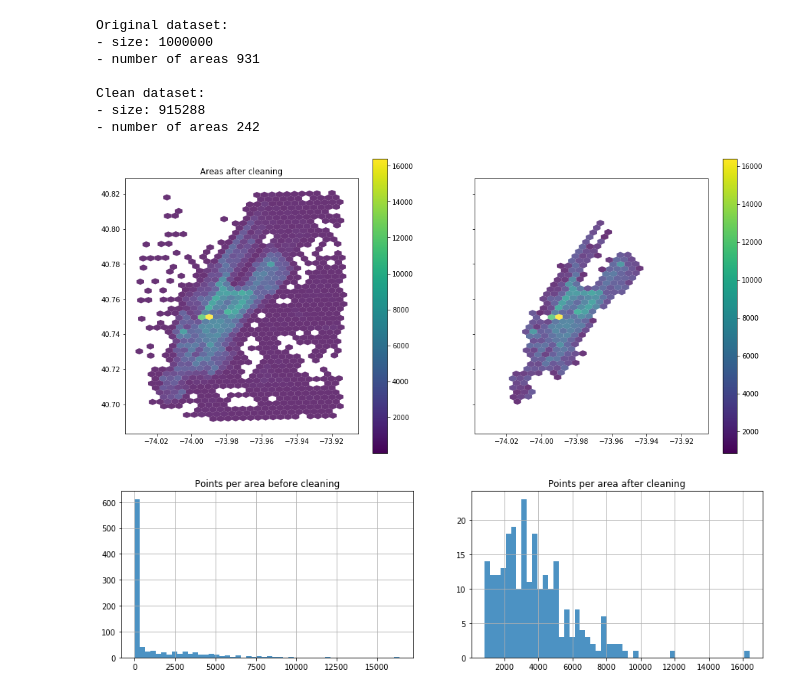
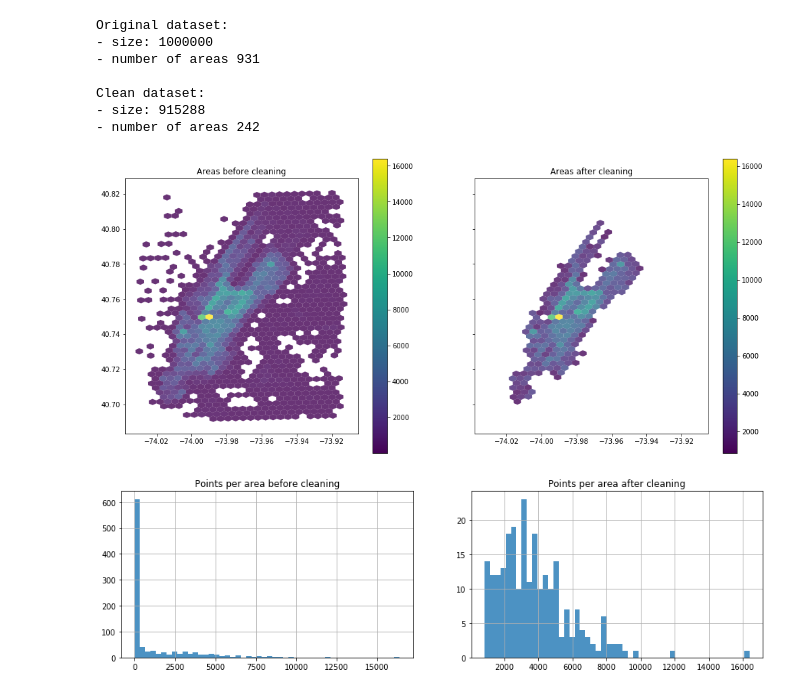
Before and after one commit to sash-ko/ai-transportation, a Jupyter notebook: demand-prediction/2-discrete-areas.ipynb, the cells around one changed output. Saved outputs shown, nothing was run; the diff lists cells and outputs as text; code cells hidden in the pictures.

```diff
--- a/demand-prediction/2-discrete-areas.ipynb
+++ b/demand-prediction/2-discrete-areas.ipynb
@@ -238,23 +237,15 @@ Original dataset:
 Clean dataset:
 - size: 915288
 - number of areas 242
-# %%
-fig = plt.figure(figsize=(17, 8))
-(ax1, ax2) = fig.subplots(1, 2, sharex=True, sharey=True)
-
-ax1.set_title('Areas before cleaning')
-counts = data.h3_res9.value_counts()
-counts = counts.to_frame(name='total').reset_index()
-geo_df = gpd.GeoDataFrame(counts, geometry=counts.apply(h3_to_polygon, axis=1))
-geo_df.plot(column='total', alpha=0.8, legend=True, ax=ax1)
-
-ax1.set_title('Areas after cleaning')
-counts = data_clean.h3_res9.value_counts()
-counts = counts.to_frame(name='total').reset_index()
-geo_df = gpd.GeoDataFrame(counts, geometry=counts.apply(h3_to_polygon, axis=1))
-geo_df.plot(column='total', alpha=0.8, legend=True, ax=ax2);
-# %% [output]
-[figure, removed]
+# %%
+fig = plt.figure(figsize=(17, 8))
+(ax1, ax2) = fig.subplots(1, 2, sharex=True, sharey=True)
+
+
+plot_choropleth(data.h3_res9, 'Areas before cleaning', ax=ax1)
+plot_choropleth(data_clean.h3_res9, 'Areas after cleaning', ax=ax2)
+# %% [output]
+[figure, added]
 # %%
 plt.figure(figsize=(15, 4))
 
```
Also changed, not shown: parts of 17 cells of this notebook.
